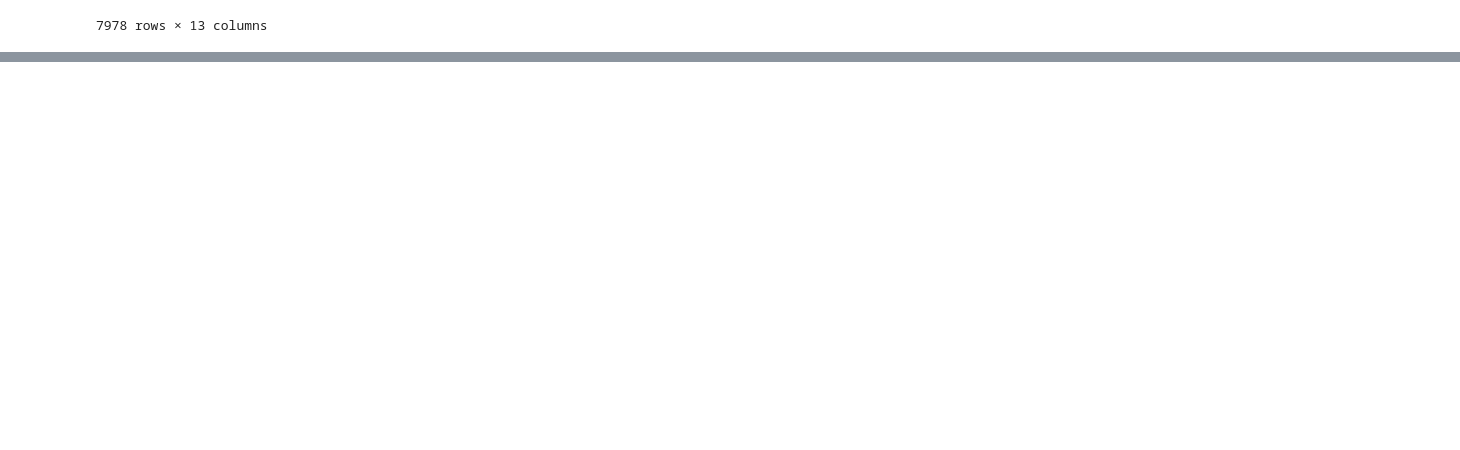
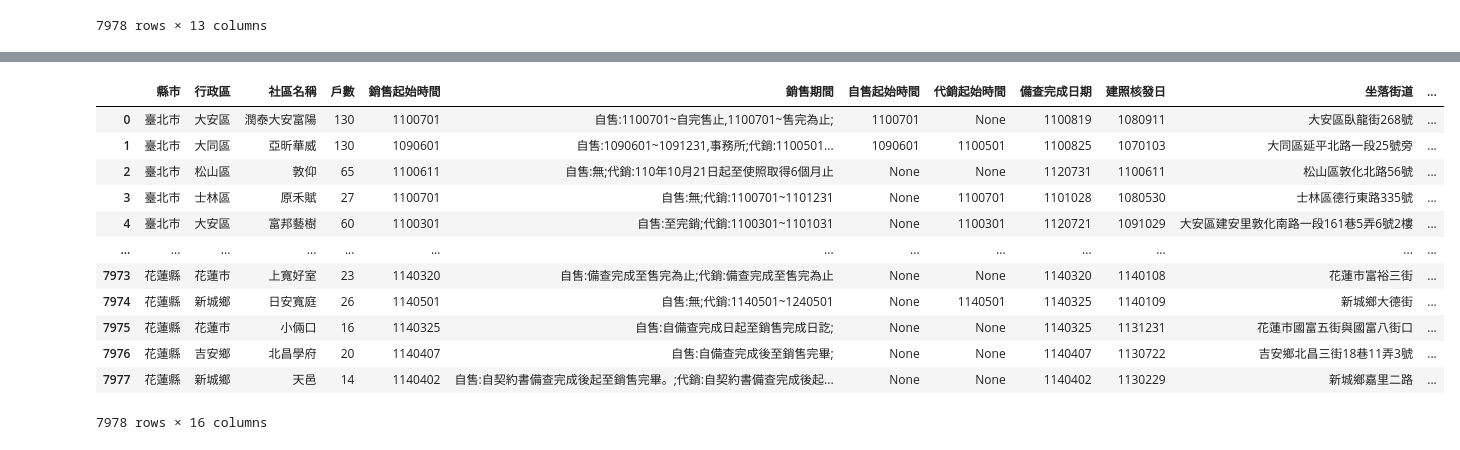
Before and after one commit to parksontyc/presale-scraper, a Jupyter notebook: presale_scraper/main.ipynb, the cells around one changed output, grey strips where cells are left out. Saved outputs shown, nothing was run; the diff lists cells and outputs as text; code cells hidden in the pictures; blank space fills up the shorter version.

```diff
--- a/presale_scraper/main.ipynb
+++ b/presale_scraper/main.ipynb
@@ -161,0 +345,42 @@ data = res.json()
+# %%
+# 假設 selected_df 已存在，且包含必需欄位：
+# 「自售起始時間」、「代銷起始時間」、「銷售期間」、「備查完成日期」、「建照核發日」與「戶數」
+
+# 定義函式：依據規則決定「銷售起始時間」
+def compute_sales_start_time(row):
+    self_time = row["自售起始時間"]
+    agent_time = row["代銷起始時間"]
+
+    # Rule 1: 若其中一個有值、另一個為空，則取有值的那一個
+    if pd.isna(self_time) and not pd.isna(agent_time):
+        return agent_time
+    elif pd.isna(agent_time) and not pd.isna(self_time):
+        return self_time
+    # Rule 2: 如果兩者皆有值，轉為數值比較，取較小者（轉回字串）
+    elif not pd.isna(self_time) and not pd.isna(agent_time):
+        try:
+            self_val = int(self_time)
+            agent_val = int(agent_time)
+            return str(min(self_val, agent_val))
+        except Exception:
+            return ""
+    # Rule 3: 如果兩者皆無值，則檢查「銷售期間」是否包含"備查"
+    elif pd.isna(self_time) and pd.isna(agent_time):
+        sales_period = row["銷售期間"]
+        if isinstance(sales_period, str) and "備查" in sales_period:
+            return row["備查完成日期"]
+        else:
+            return row["建照核發日"]
+    # Rule 4: 其餘情況，回傳空值
+    else:
+        return ""
+
+# 建立「銷售起始時間」欄位
+selected_df["銷售起始時間"] = selected_df.apply(compute_sales_start_time, axis=1)
+
+# 將「銷售起始時間」欄位移至「戶數」欄位之後
+sales_start = selected_df.pop("銷售起始時間")
+w_index = selected_df.columns.get_loc("戶數")
+selected_df.insert(w_index + 1, "銷售起始時間", sales_start)
+
+selected_df
@@ -161,0 +406,17 @@ data = res.json()
+# %%
+final_df = selected_df[["縣市", "行政區", "社區名稱", "戶數", "銷售起始時間", "銷售期間",  "自售起始時間", "代銷起始時間", "備查完成日期", "建照核發日", "坐落街道", "主要用途", "使用分區", "建照執照", "經度", "緯度"]]
+final_df
+# %% [output]
+|  | 縣市 | 行政區 | 社區名稱 | 戶數 | 銷售起始時間 | 銷售期間 | 自售起始時間 | 代銷起始時間 | 備查完成日期 | 建照核發日 | 坐落街道 | ... |
+| 0 | 臺北市 | 大安區 | 潤泰大安富陽 | 130 | 1100701 | 自售:1100701~自完售止,1100701~售完為止; | 1100701 | None | 1100819 | 1080911 | 大安區臥龍街268號 | ... |
+| 1 | 臺北市 | 大同區 | 亞昕華威 | 130 | 1090601 | 自售:1090601~1091231,事務所;代銷:1100501... | 1090601 | 1100501 | 1100825 | 1070103 | 大同區延平北路一段25號旁 | ... |
+| 2 | 臺北市 | 松山區 | 敦仰 | 65 | 1100611 | 自售:無;代銷:110年10月21日起至使照取得6個月止 | None | None | 1120731 | 1100611 | 松山區敦化北路56號 | ... |
+| 3 | 臺北市 | 士林區 | 原禾賦 | 27 | 1100701 | 自售:無;代銷:1100701~1101231 | None | 1100701 | 1101028 | 1080530 | 士林區德行東路335號 | ... |
+| 4 | 臺北市 | 大安區 | 富邦藝樹 | 60 | 1100301 | 自售:至完銷;代銷:1100301~1101031 | None | 1100301 | 1120721 | 1091029 | 大安區建安里敦化南路一段161巷5弄6號2樓 | ... |
+| ... | ... | ... | ... | ... | ... | ... | ... | ... | ... | ... | ... | ... |
+| 7973 | 花蓮縣 | 花蓮市 | 上寬好室 | 23 | 1140320 | 自售:備查完成至售完為止;代銷:備查完成至售完為止 | None | None | 1140320 | 1140108 | 花蓮市富裕三街 | ... |
+| 7974 | 花蓮縣 | 新城鄉 | 日安寬庭 | 26 | 1140501 | 自售:無;代銷:1140501~1240501 | None | 1140501 | 1140325 | 1140109 | 新城鄉大德街 | ... |
+| 7975 | 花蓮縣 | 花蓮市 | 小倆口 | 16 | 1140325 | 自售:自備查完成日起至銷售完成日訖; | None | None | 1140325 | 1131231 | 花蓮市國富五街與國富八街口 | ... |
+| 7976 | 花蓮縣 | 吉安鄉 | 北昌學府 | 20 | 1140407 | 自售:自備查完成後至銷售完畢; | None | None | 1140407 | 1130722 | 吉安鄉北昌三街18巷11弄3號 | ... |
+| 7977 | 花蓮縣 | 新城鄉 | 天邑 | 14 | 1140402 | 自售:自契約書備查完成後起至銷售完畢。;代銷:自契約書備查完成後起... | None | None | 1140402 | 1130229 | 新城鄉嘉里二路 | ... |
+7978 rows × 16 columns
```
Also changed, not shown: parts of 11 cells of this notebook.
